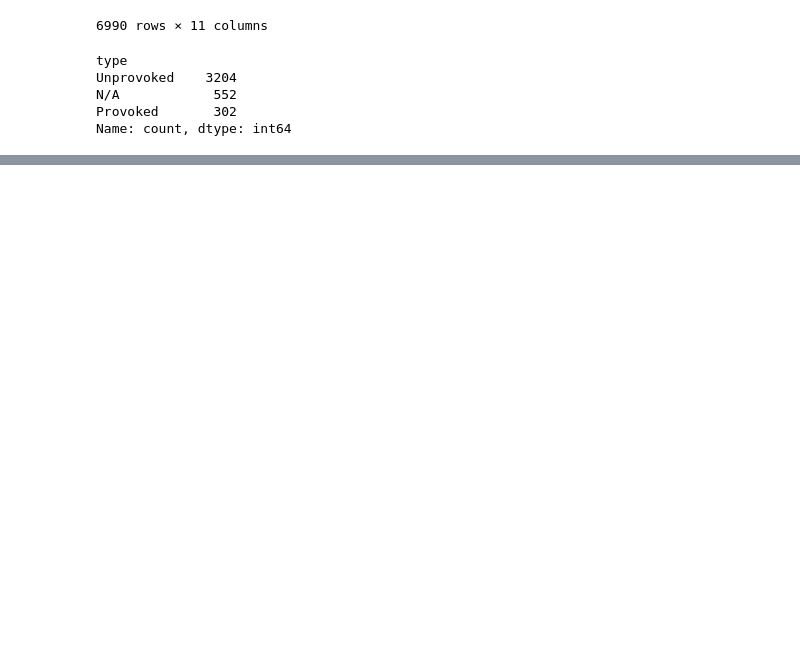
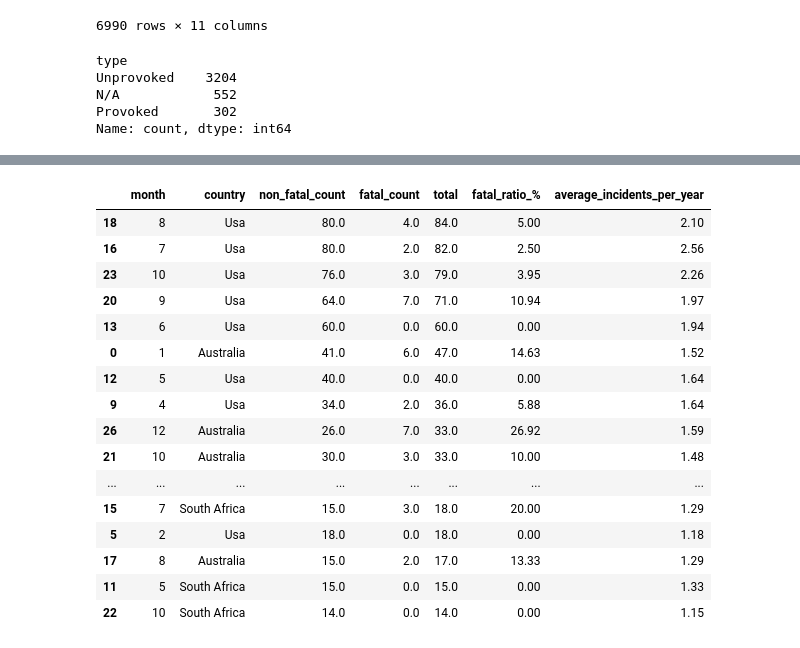
Before and after one commit to estebanba/mini-project-sharks, a Jupyter notebook: main.ipynb, the cells around one changed output, grey strips where cells are left out. Cells and saved outputs as stored; diff of their text form; code cells hidden in the pictures; blank space fills up the shorter version.

```diff
--- a/main.ipynb
+++ b/main.ipynb
@@ -367,3 +384,43 @@ Name: count, dtype: int64
 | Galapagos Shark | 3 | 0 | 0.000 | 3 |
 | Porbeagle Shark | 1 | 0 | 0.000 | 1 |
 | Angel Shark | 1 | 0 | 0.000 | 1 |
+# %%
+#Non fatal shark occurrences by season and country
+non_fatal_df = sharks_df[sharks_df['fatal_y/n'] == 'N']  # Filter for non-fatal incidents
+non_fatal_group = non_fatal_df.groupby(['month', 'country']).size().reset_index(name='non_fatal_count')
+non_fatal_sorted = non_fatal_group.sort_values(by='non_fatal_count', ascending=False).head(30)
+#fatal shark occurrences by season and country
+fatal_df = sharks_df[sharks_df['fatal_y/n'] == 'Y']  # Filter for fatal incidents
+fatal_group = fatal_df.groupby(['month', 'country']).size().reset_index(name='fatal_count')
+fatal_sorted = fatal_group.sort_values(by='fatal_count', ascending=False).head(30)
+#Fatal risk by month and country
+fatal_risk_df = pd.merge(non_fatal_sorted, fatal_sorted, on=['month', 'country'], how='outer').fillna(0)
+fatal_risk_df['total'] = fatal_risk_df['fatal_count'] + fatal_risk_df['non_fatal_count']
+fatal_risk_df['fatal_ratio_%'] = round(fatal_risk_df['fatal_count'] / fatal_risk_df['non_fatal_count'],4) * 100
+fatal_risk_df = fatal_risk_df.loc[fatal_risk_df['month'] != 'N/A']
+fatal_risk_df = fatal_risk_df.loc[fatal_risk_df['fatal_ratio_%'] != float('inf')]
+fatal_risk_df.sort_values(by=['fatal_ratio_%','month'], ascending=False)
+#Average shark incidents per year in a given month
+avg_shark_sight = sharks_df.groupby(['month', 'year','country']).size().reset_index(name='count')
+avg_shark_attack_df = avg_shark_sight.groupby(['month','country'])['count'].mean().reset_index(name='average_incidents_per_year')
+avg_shark_attack_df['average_incidents_per_year'] = avg_shark_attack_df['average_incidents_per_year'].round(2)
+fatal_risk_df = pd.merge(fatal_risk_df, avg_shark_attack_df, on=['month', 'country'], how='left')
+fatal_risk_df.sort_values(by=['total','month'], ascending=False)
+# %% [output]
+|  | month | country | non_fatal_count | fatal_count | total | fatal_ratio_% | average_incidents_per_year |
+| 18 | 8 | Usa | 80.0 | 4.0 | 84.0 | 5.00 | 2.10 |
+| 16 | 7 | Usa | 80.0 | 2.0 | 82.0 | 2.50 | 2.56 |
+| 23 | 10 | Usa | 76.0 | 3.0 | 79.0 | 3.95 | 2.26 |
+| 20 | 9 | Usa | 64.0 | 7.0 | 71.0 | 10.94 | 1.97 |
+| 13 | 6 | Usa | 60.0 | 0.0 | 60.0 | 0.00 | 1.94 |
+| 0 | 1 | Australia | 41.0 | 6.0 | 47.0 | 14.63 | 1.52 |
+| 12 | 5 | Usa | 40.0 | 0.0 | 40.0 | 0.00 | 1.64 |
+| 9 | 4 | Usa | 34.0 | 2.0 | 36.0 | 5.88 | 1.64 |
+| 26 | 12 | Australia | 26.0 | 7.0 | 33.0 | 26.92 | 1.59 |
+| 21 | 10 | Australia | 30.0 | 3.0 | 33.0 | 10.00 | 1.48 |
+| ... | ... | ... | ... | ... | ... | ... | ... |
+| 15 | 7 | South Africa | 15.0 | 3.0 | 18.0 | 20.00 | 1.29 |
+| 5 | 2 | Usa | 18.0 | 0.0 | 18.0 | 0.00 | 1.18 |
+| 17 | 8 | Australia | 15.0 | 2.0 | 17.0 | 13.33 | 1.29 |
+| 11 | 5 | South Africa | 15.0 | 0.0 | 15.0 | 0.00 | 1.33 |
+| 22 | 10 | South Africa | 14.0 | 0.0 | 14.0 | 0.00 | 1.15 |
```
Also changed, not shown: parts of 8 cells of this notebook.
